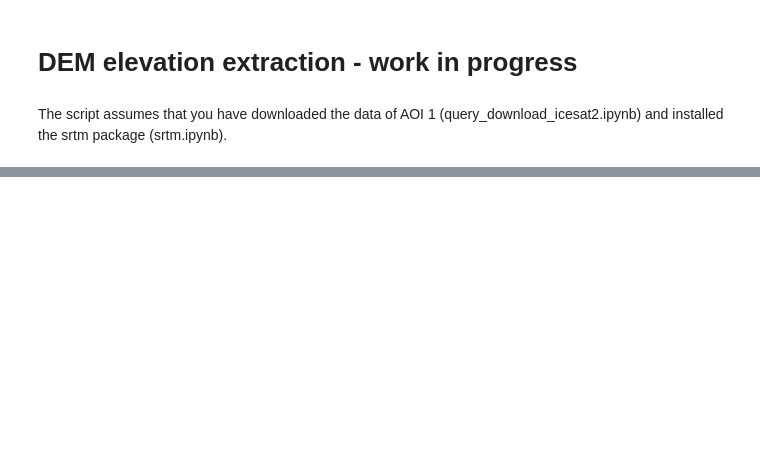
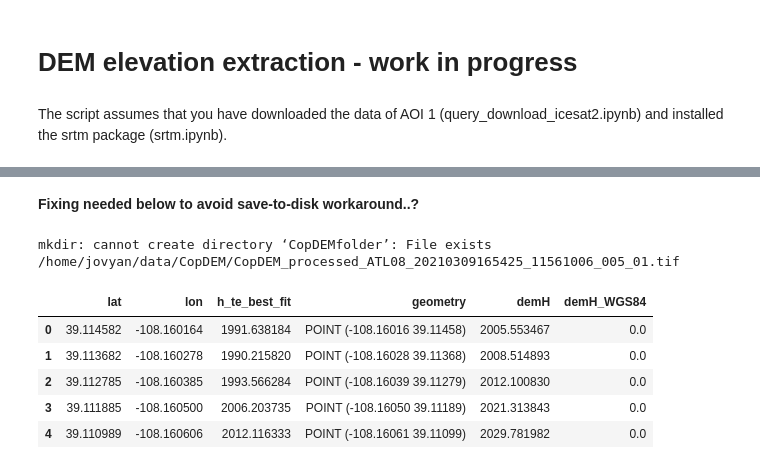
Before and after one commit to ICESAT-2HackWeek/2022-snow-dem-large, a Jupyter notebook: notebooks/DEM_elevation_extraction.ipynb, the cells around one changed output, grey strips where cells are left out. Drawn from its saved outputs; the diff is of its cells as text; code cells hidden in the pictures; blank space fills up the shorter version.

```diff
--- a/notebooks/DEM_elevation_extraction.ipynb
+++ b/notebooks/DEM_elevation_extraction.ipynb
@@ -43,10 +125,48 @@ TypeError: 'dict' object is not callable
 # %%
-# load and reproject the DEM?
-
-dem_ds = rasterio.open(dem_file)
+# create a coordinate array for ATL08 samples
+coords = [(x,y) for x, y in zip(gf.geometry.x, gf.geometry.y)]
+# for a pandas dataframe without geometry, one can use columns instead:
+# coords = [(x,y) for x, y in zip(df.lat, df.lon)]
+# %% [markdown]
+**Fixing needed below to avoid save-to-disk workaround..?**
 # %%
-# create a coordinate array for ATL08 samples
-coords = [(x,y) for x, y in zip(is2_gt2r.lat, is2_gt2r.lon)]
+# sample using the rasterio sample method: Preparations
+# rasterio.sample complains when it gets fed a data array opened by rioxarray.
+# Currently solved with an ugly detour via saving to disk. Needs FIXING!!
+
+CopDEMfolder = '/home/jovyan/data/CopDEM/'
+!mkdir CopDEMfolder
+dempath = CopDEMfolder+'CopDEM_'+is2_file[:-3]+'.tif'
+print(dempath)
+CopDEM.rio.to_raster(dempath)
+CopDEMrasterio  = rasterio.open(dempath)
+
+# Rasterio can read from the same source, i.e. the first line below works:
+# CopDEM= rasterio.open('https://opentopography.s3.sdsc.edu/raster/COP30/COP30_hh.vrt', chunks=True)
+# but clipping the DEM to our aoi seems much more complicated - not yet attempted, though:
+# https://automating-gis-processes.github.io/CSC18/lessons/L6/clipping-raster.html
+#gf['CopDEMh'] =np.array([x[0] for x in rasterio.sample.sample_gen(CopDEM,coords)],)# create a coordinate array for ATL08 samples
+
+# the geospatial tutorial, gdal is used to save the file to disk. Maybe faster..?
+#ulx, lry, lrx, uly = gf.unary_union.envelope.bounds
+#print('lower right', lrx, lry)
+#print('upper left', ulx, uly)
+
+# Save vertically shifted subset locally
+#infile = '/vsicurl/https://opentopography.s3.sdsc.edu/raster/COP30/COP30_hh.vrt'
+
+#!GDAL_DISABLE_READDIR_ON_OPEN=EMPTY_DIR gdal_translate -projwin {ulx} {uly} {lrx} {lry} {infile} {dempath}
+# %% [output]
+mkdir: cannot create directory ‘CopDEMfolder’: File exists
+/home/jovyan/data/CopDEM/CopDEM_processed_ATL08_20210309165425_11561006_005_01.tif
 # %%
 # sample using the rasterio sample method
-is2_gt2r['demH'] =np.array([x[0] for x in dem_ds.sample(coords)],)
+gf['demH'] =np.array([x[0] for x in CopDEMrasterio.sample(coords)],)
+gf.head()
+# %% [output]
+|  | lat | lon | h_te_best_fit | geometry | demH | demH_WGS84 |
+| 0 | 39.114582 | -108.160164 | 1991.638184 | POINT (-108.16016 39.11458) | 2005.553467 | 0.0 |
+| 1 | 39.113682 | -108.160278 | 1990.215820 | POINT (-108.16028 39.11368) | 2008.514893 | 0.0 |
+| 2 | 39.112785 | -108.160385 | 1993.566284 | POINT (-108.16039 39.11279) | 2012.100830 | 0.0 |
+| 3 | 39.111885 | -108.160500 | 2006.203735 | POINT (-108.16050 39.11189) | 2021.313843 | 0.0 |
+| 4 | 39.110989 | -108.160606 | 2012.116333 | POINT (-108.16061 39.11099) | 2029.781982 | 0.0 |
```
Also changed, not shown: parts of 22 cells of this notebook.
